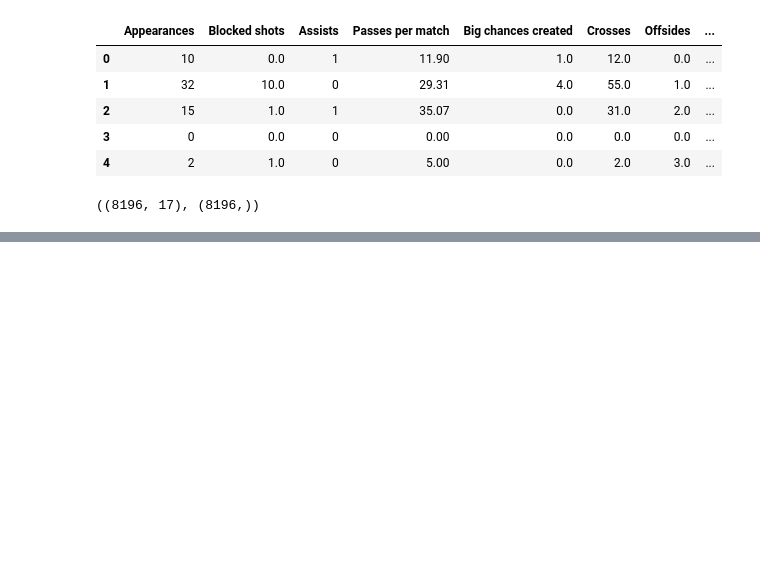
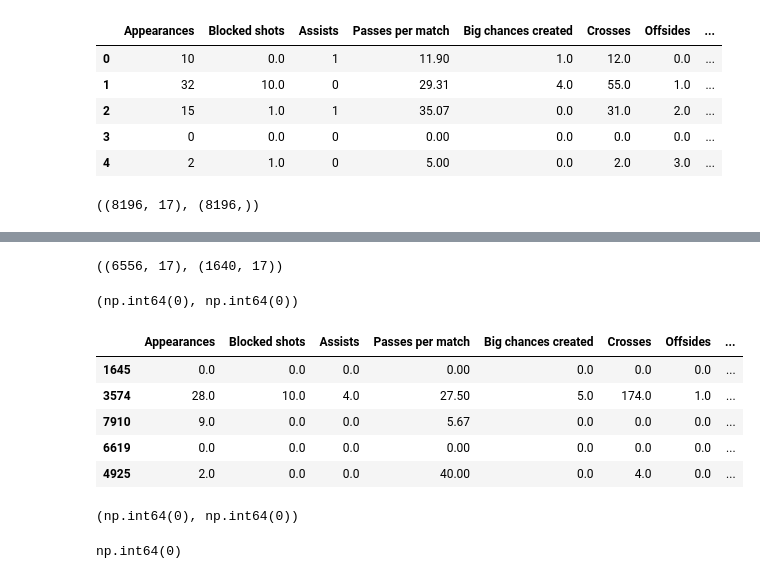
Before and after one commit to garethrogers28/premier-league-predictor, a Jupyter notebook: jupyter_notebooks/05_Model_Development.ipynb, the cells around one changed output, grey strips where cells are left out. Cells and saved outputs as stored; diff of their text form; code cells hidden in the pictures; blank space fills up the shorter version.

Commit message:
Split data and handle missing values for modelling

```diff
--- a/jupyter_notebooks/05_Model_Development.ipynb
+++ b/jupyter_notebooks/05_Model_Development.ipynb
@@ -72,0 +125,2 @@ x.shape, y.shape
+# %%
+imputer = SimpleImputer(strategy="median")
@@ -72,0 +131,2 @@ x.shape, y.shape
+# %%
+imputer.fit(X_train)
@@ -72,0 +164,40 @@ x.shape, y.shape
+# %%
+X_train_imputed = imputer.transform(X_train)
+X_test_imputed = imputer.transform(X_test)
+# %%
+X_train_imputed.shape, X_test_imputed.shape
+# %% [output]
+((6556, 17), (1640, 17))
+# %%
+np.isnan(X_train_imputed).sum(), np.isnan(X_test_imputed).sum()
+# %% [output]
+(np.int64(0), np.int64(0))
+# %%
+X_train_imputed = pd.DataFrame(
+    X_train_imputed,
+    columns=X_train.columns,
+    index=X_train.index
+)
+
+X_test_imputed = pd.DataFrame(
+    X_test_imputed,
+    columns=X_test.columns,
+    index=X_test.index
+)
+# %%
+X_train_imputed.head()
+# %% [output]
+|  | Appearances | Blocked shots | Assists | Passes per match | Big chances created | Crosses | Offsides | ... |
+| 1645 | 0.0 | 0.0 | 0.0 | 0.00 | 0.0 | 0.0 | 0.0 | ... |
+| 3574 | 28.0 | 10.0 | 4.0 | 27.50 | 5.0 | 174.0 | 1.0 | ... |
+| 7910 | 9.0 | 0.0 | 0.0 | 5.67 | 0.0 | 0.0 | 0.0 | ... |
+| 6619 | 0.0 | 0.0 | 0.0 | 0.00 | 0.0 | 0.0 | 0.0 | ... |
+| 4925 | 2.0 | 0.0 | 0.0 | 40.00 | 0.0 | 4.0 | 0.0 | ... |
+# %%
+np.isnan(X_train_imputed).sum(), np.isnan(X_test_imputed).sum()
+# %% [output]
+(np.int64(0), np.int64(0))
+# %%
+X_train_imputed.isna().sum().sum()
+# %% [output]
+np.int64(0)
```
Also changed, not shown: parts of 18 cells of this notebook.
